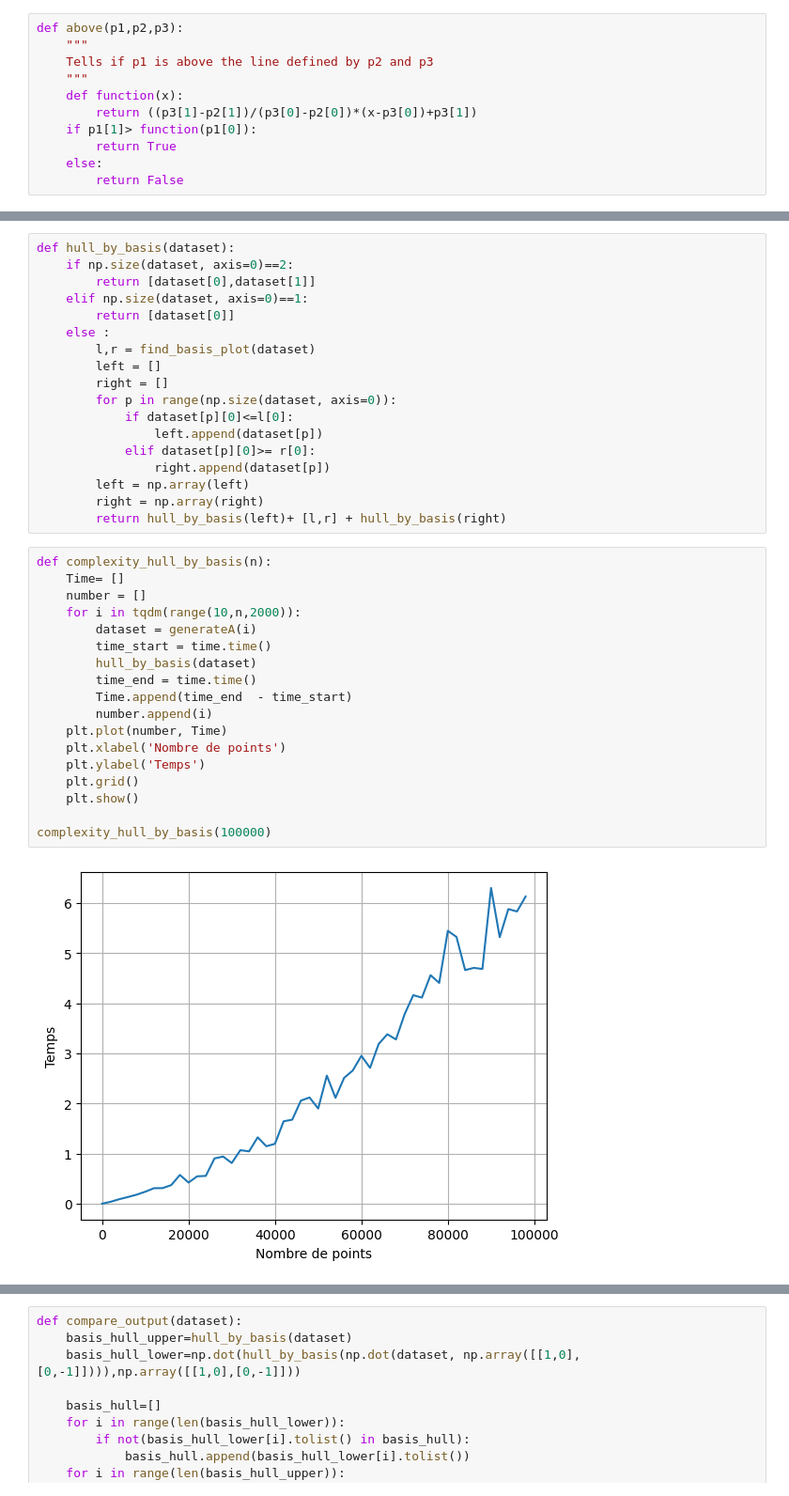
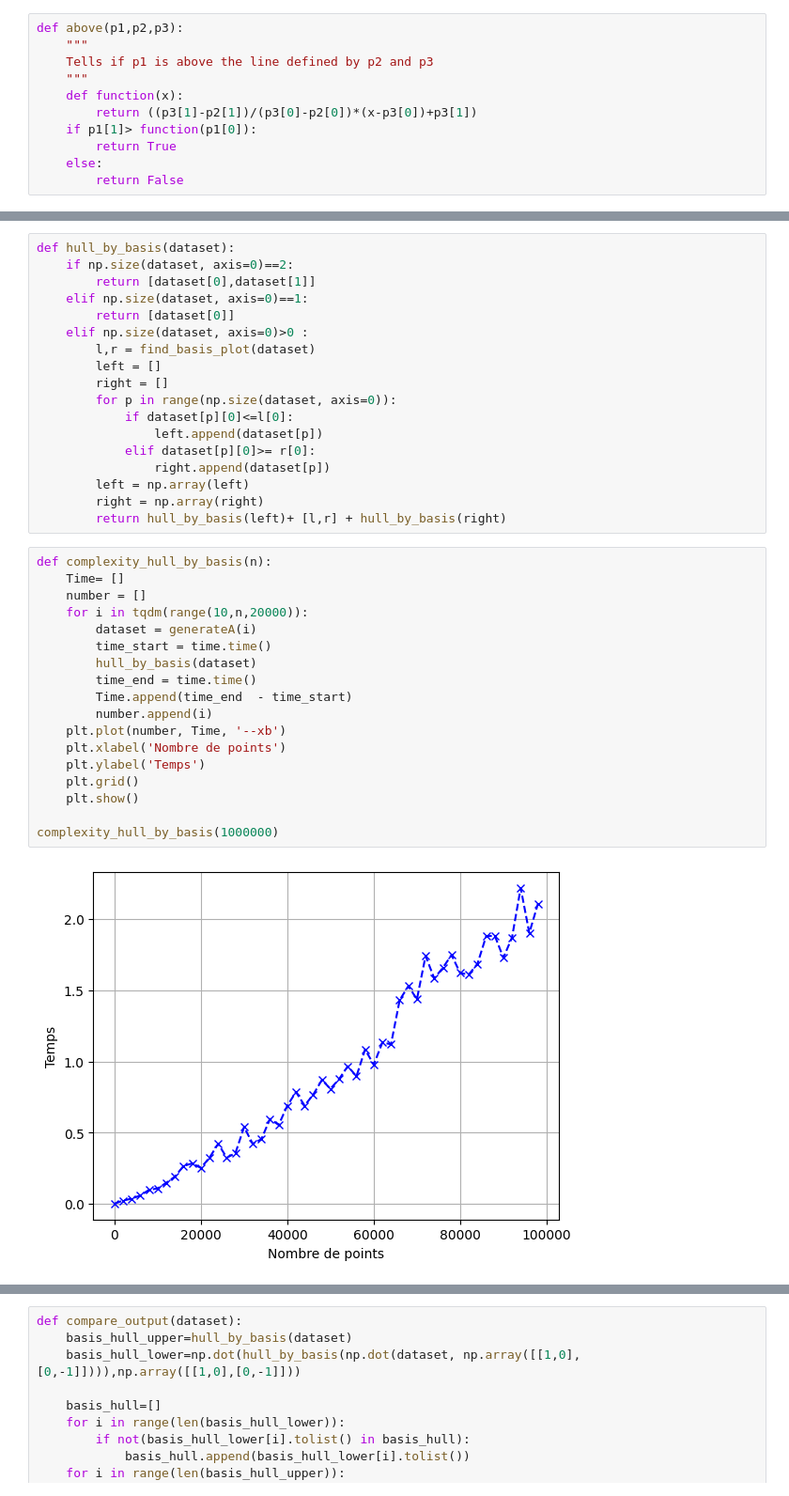
Before and after one commit to jacedoir/INF421_PI_Project, a Jupyter notebook: project.ipynb, the cells around one changed output, grey strips where cells are left out. Shown at 94% size. Saved outputs shown, nothing was run; the diff lists cells and outputs as text.

```diff
--- a/project.ipynb
+++ b/project.ipynb
@@ -385,7 +415,7 @@ def hull_by_basis(dataset):
         return [dataset[0],dataset[1]]
     elif np.size(dataset, axis=0)==1:
         return [dataset[0]]
-    else :
+    elif np.size(dataset, axis=0)>0 :
         l,r = find_basis_plot(dataset)
         left = []
         right = []
@@ -400,23 +430,23 @@ def hull_by_basis(dataset):
 # %%
 def complexity_hull_by_basis(n):
     Time= []
     number = []
-    for i in tqdm(range(10,n,2000)):
+    for i in tqdm(range(10,n,20000)):
         dataset = generateA(i)
         time_start = time.time()
         hull_by_basis(dataset)
         time_end = time.time()
         Time.append(time_end  - time_start)
         number.append(i)
-    plt.plot(number, Time)
+    plt.plot(number, Time, '--xb')
     plt.xlabel('Nombre de points')
     plt.ylabel('Temps')
     plt.grid()
     plt.show()
 
-complexity_hull_by_basis(100000)
+complexity_hull_by_basis(1000000)
 # %% [output]
-[figure, old version]
+[figure, new version]
 # %%
 def print_hull_by_basis(dataset):
    for i in range(np.size(dataset, axis=0)):
```
Also changed, not shown: parts of 11 cells of this notebook.
